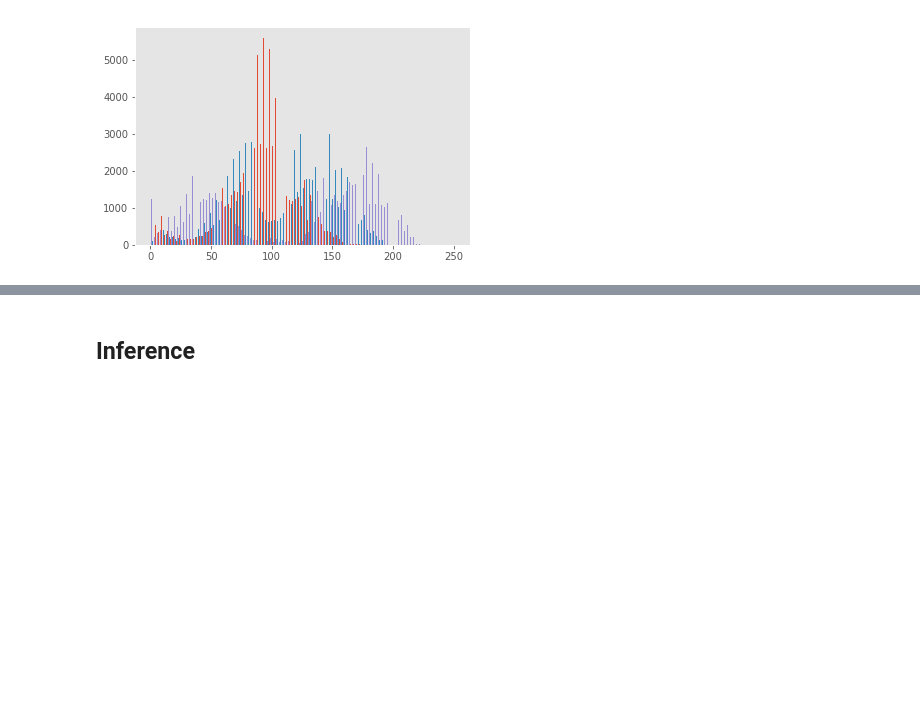
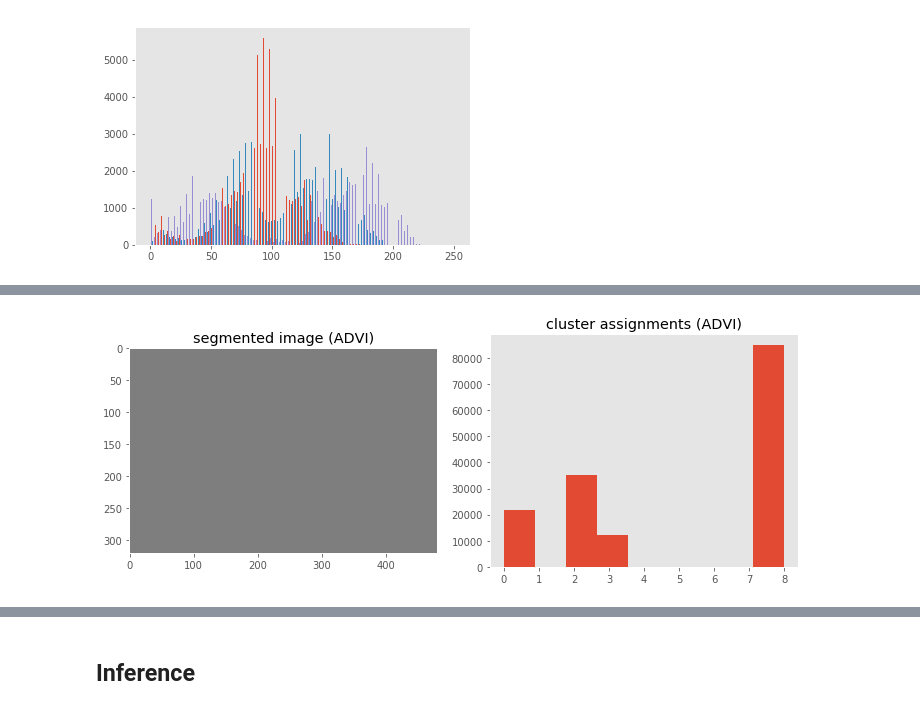
Before and after one commit to jiangzl2016/prob_prog_final_project, a Jupyter notebook: final-project/final-notebook.ipynb, the cells around one changed output, grey strips where cells are left out. Saved outputs shown, nothing was run; the diff lists cells and outputs as text; code cells hidden in the pictures; blank space fills up the shorter version.

```diff
--- a/final-project/final-notebook.ipynb
+++ b/final-project/final-notebook.ipynb
@@ -134,0 +209,12 @@ with pm.Model() as model:
+# %%
+y, point = predict_cluster(advi.approx, 1000, X, model, K, cov="cov_diagonal")
+img_advi = get_segment_img(y,img, point)
+# %%
+fig, axs = plt.subplots(1,2, figsize=(10,4))
+axs[0].imshow(img_advi)
+axs[0].set_title("segmented image (ADVI)")
+axs[1].hist(y, bins=K);
+axs[1].set_title("cluster assignments (ADVI)")
+plt.tight_layout()
+# %% [output]
+[figure, added]
```
Also changed, not shown: parts of 119 cells of this notebook.
